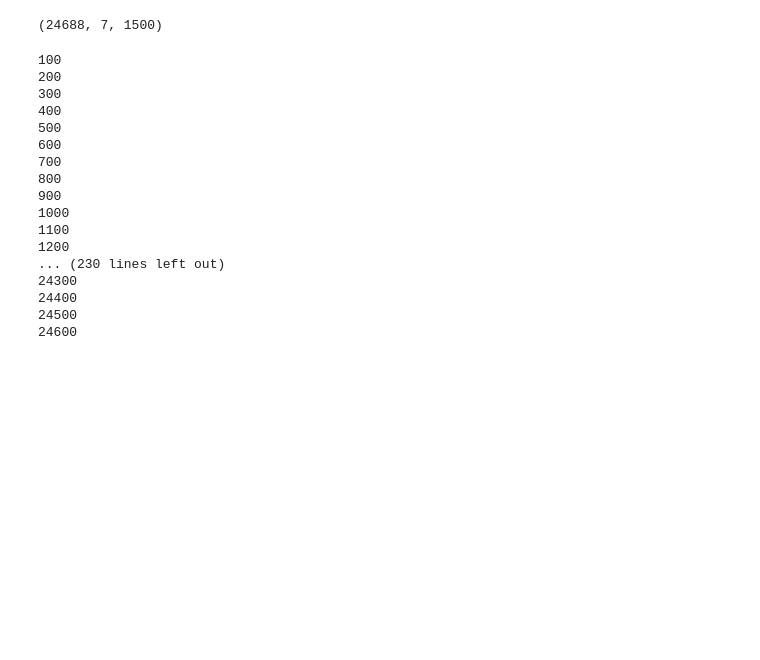
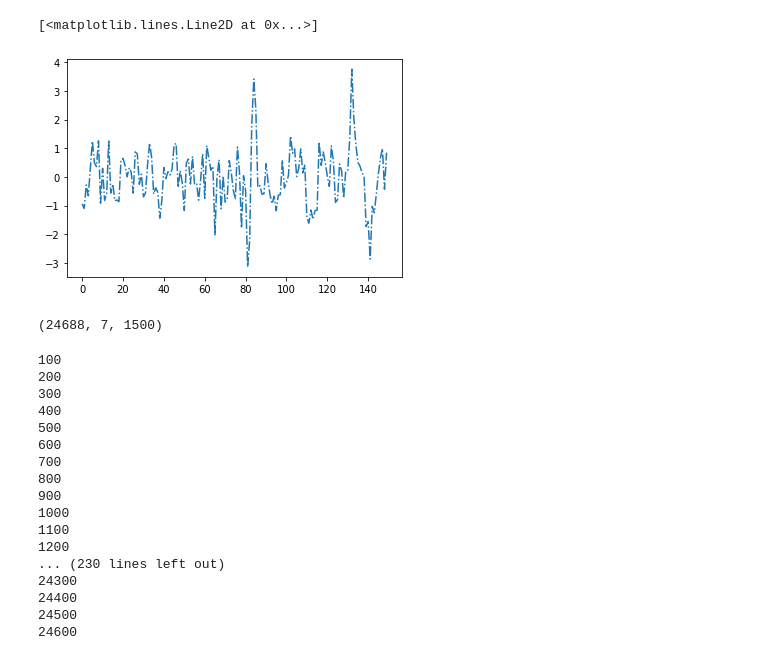
Before and after one commit to RafLaf/dreem-challange, a Jupyter notebook: RC-expandfeat.ipynb, the cells around one changed output. Cells and saved outputs as stored; diff of their text form; code cells hidden in the pictures; blank space fills up the shorter version.

```diff
--- a/RC-expandfeat.ipynb
+++ b/RC-expandfeat.ipynb
@@ -28,3 +30,8 @@ eggs=eggs/1e6
+# %%
+plt.plot(eggs[3508,0,slice(0,-1,10)],'-.')
+# %% [output]
+[<matplotlib.lines.Line2D at 0x...>]
+[figure, added]
 # %%
 class Reservoir:
     def __init__(self,Nr,D,rho,nbchan):
```
Also changed, not shown: parts of 12 cells of this notebook, 3 other files.
